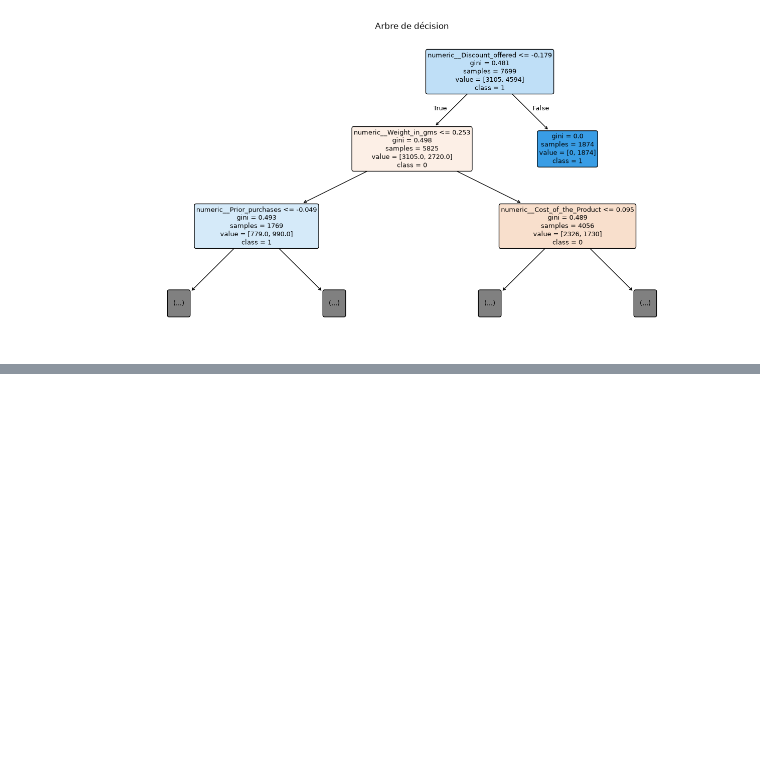
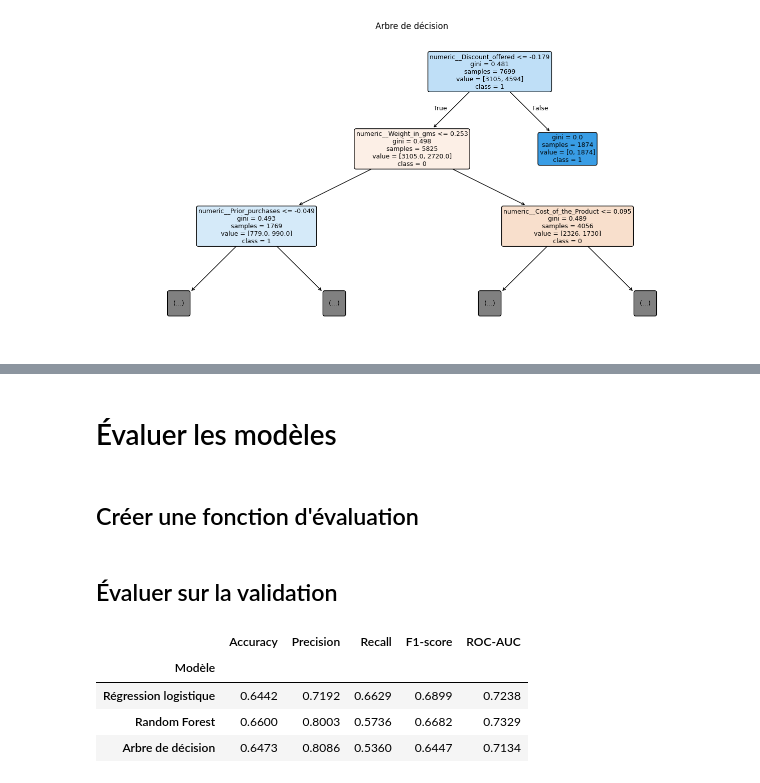
Before and after one commit to nadiagouroubera40-debug/Delais_de_Livraison, a Jupyter notebook: livraison.ipynb, the cells around one changed output, grey strips where cells are left out. Saved outputs shown, nothing was run; the diff lists cells and outputs as text; code cells hidden in the pictures; blank space fills up the shorter version.

```diff
--- a/livraison.ipynb
+++ b/livraison.ipynb
@@ -934,0 +939,4 @@ plt.show()
+# %% [markdown]
+# Évaluer les modèles
+# %% [markdown]
+## Créer une fonction d'évaluation
@@ -934,0 +990,39 @@ plt.show()
+# %% [markdown]
+## Évaluer sur la validation
+# %%
+models = {
+    "Régression logistique": logistic_model,
+    "Arbre de décision": tree_model,
+    "Random Forest": random_forest_model
+}
+
+results = []
+
+for model_name, model in models.items():
+
+    metrics = evaluate_model(
+        model,
+        X_valid,
+        y_valid
+    )
+
+    metrics["Modèle"] = model_name
+
+    results.append(metrics)
+
+results_df = pd.DataFrame(results)
+
+results_df = results_df.set_index("Modèle")
+
+display(
+    results_df.sort_values(
+        by="F1-score",
+        ascending=False
+    ).round(4)
+)
+# %% [output]
+|  | Accuracy | Precision | Recall | F1-score | ROC-AUC |
+| Modèle |  |  |  |  |  |
+| Régression logistique | 0.6442 | 0.7192 | 0.6629 | 0.6899 | 0.7238 |
+| Random Forest | 0.6600 | 0.8003 | 0.5736 | 0.6682 | 0.7329 |
+| Arbre de décision | 0.6473 | 0.8086 | 0.5360 | 0.6447 | 0.7134 |
```
Also changed, not shown: parts of 15 cells of this notebook.
